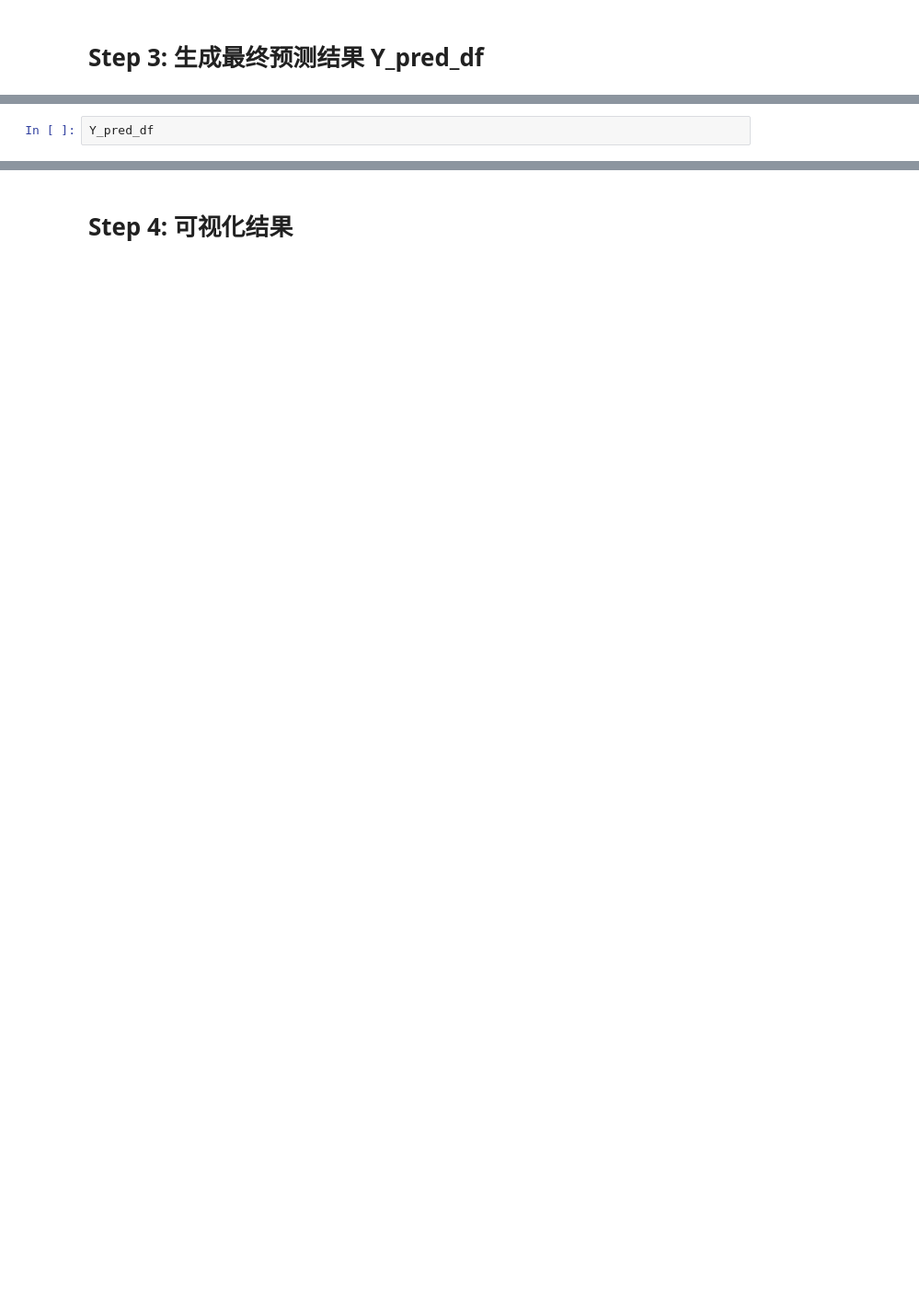
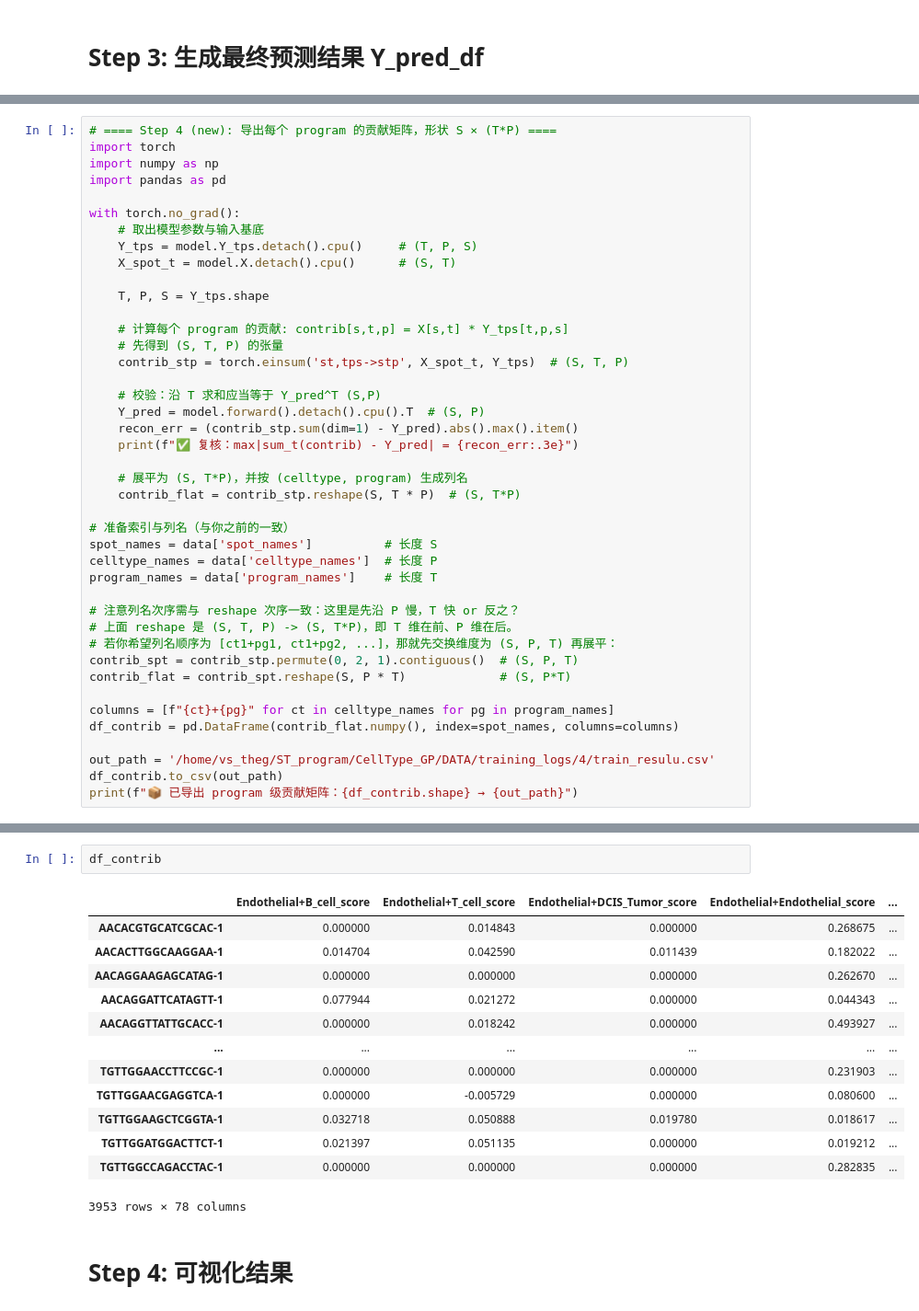
Before and after one commit to rora-theg/CellType-GP, a Jupyter notebook: CellType_GP/CellType-GP/examples/deconvolution_test.ipynb, the cells around one changed output, grey strips where cells are left out. Shown: that part at 92% size. Cells and saved outputs as stored; diff of their text form; blank space fills up the shorter version.

```diff
--- a/CellType_GP/CellType-GP/examples/deconvolution_test.ipynb
+++ b/CellType_GP/CellType-GP/examples/deconvolution_test.ipynb
@@ -145,3 +160,43 @@ print(f"👉 保存路径: {output_path_pred}")
 # %%
-Y_pred_df
+# ==== Step 4 (new): 导出每个 program 的贡献矩阵，形状 S × (T*P) ====
+import torch
+import numpy as np
+import pandas as pd
+
+with torch.no_grad():
+    # 取出模型参数与输入基底
+    Y_tps = model.Y_tps.detach().cpu()     # (T, P, S)
+    X_spot_t = model.X.detach().cpu()      # (S, T)
+
+    T, P, S = Y_tps.shape
+
+    # 计算每个 program 的贡献: contrib[s,t,p] = X[s,t] * Y_tps[t,p,s]
+    # 先得到 (S, T, P) 的张量
+    contrib_stp = torch.einsum('st,tps->stp', X_spot_t, Y_tps)  # (S, T, P)
+
+    # 校验：沿 T 求和应当等于 Y_pred^T (S,P)
+    Y_pred = model.forward().detach().cpu().T  # (S, P)
+    recon_err = (contrib_stp.sum(dim=1) - Y_pred).abs().max().item()
+    print(f"✅ 复核：max|sum_t(contrib) - Y_pred| = {recon_err:.3e}")
+
+    # 展平为 (S, T*P)，并按 (celltype, program) 生成列名
+    contrib_flat = contrib_stp.reshape(S, T * P)  # (S, T*P)
+
+# 准备索引与列名（与你之前的一致）
+spot_names = data['spot_names']          # 长度 S
+celltype_names = data['celltype_names']  # 长度 P
+program_names = data['program_names']    # 长度 T
+
+# 注意列名次序需与 reshape 次序一致：这里是先沿 P 慢，T 快 or 反之？
+# 上面 reshape 是 (S, T, P) -> (S, T*P)，即 T 维在前、P 维在后。
+# 若你希望列名顺序为 [ct1+pg1, ct1+pg2, ...]，那就先交换维度为 (S, P, T) 再展平：
+contrib_spt = contrib_stp.permute(0, 2, 1).contiguous()  # (S, P, T)
+contrib_flat = contrib_spt.reshape(S, P * T)             # (S, P*T)
+
+columns = [f"{ct}+{pg}" for ct in celltype_names for pg in program_names]
+df_contrib = pd.DataFrame(contrib_flat.numpy(), index=spot_names, columns=columns)
+
+out_path = '/home/vs_theg/ST_program/CellType_GP/DATA/training_logs/4/train_resulu.csv'
+df_contrib.to_csv(out_path)
+print(f"📦 已导出 program 级贡献矩阵：{df_contrib.shape} → {out_path}")
 # %% [output]
@@ -161,3 +205,19 @@ Y_pred_df
+# %%
+df_contrib
+# %% [output]
+|  | Endothelial+B_cell_score | Endothelial+T_cell_score | Endothelial+DCIS_Tumor_score | Endothelial+Endothelial_score | ... |
+| AACACGTGCATCGCAC-1 | 0.000000 | 0.014843 | 0.000000 | 0.268675 | ... |
+| AACACTTGGCAAGGAA-1 | 0.014704 | 0.042590 | 0.011439 | 0.182022 | ... |
+| AACAGGAAGAGCATAG-1 | 0.000000 | 0.000000 | 0.000000 | 0.262670 | ... |
+| AACAGGATTCATAGTT-1 | 0.077944 | 0.021272 | 0.000000 | 0.044343 | ... |
+| AACAGGTTATTGCACC-1 | 0.000000 | 0.018242 | 0.000000 | 0.493927 | ... |
+| ... | ... | ... | ... | ... | ... |
+| TGTTGGAACCTTCCGC-1 | 0.000000 | 0.000000 | 0.000000 | 0.231903 | ... |
+| TGTTGGAACGAGGTCA-1 | 0.000000 | -0.005729 | 0.000000 | 0.080600 | ... |
+| TGTTGGAAGCTCGGTA-1 | 0.032718 | 0.050888 | 0.019780 | 0.018617 | ... |
+| TGTTGGATGGACTTCT-1 | 0.021397 | 0.051135 | 0.000000 | 0.019212 | ... |
+| TGTTGGCCAGACCTAC-1 | 0.000000 | 0.000000 | 0.000000 | 0.282835 | ... |
+3953 rows × 78 columns
 # %% [markdown]
 # Step 4: 可视化结果
 # %%
```
Also changed, not shown: parts of 15 cells of this notebook, 1 other file.
